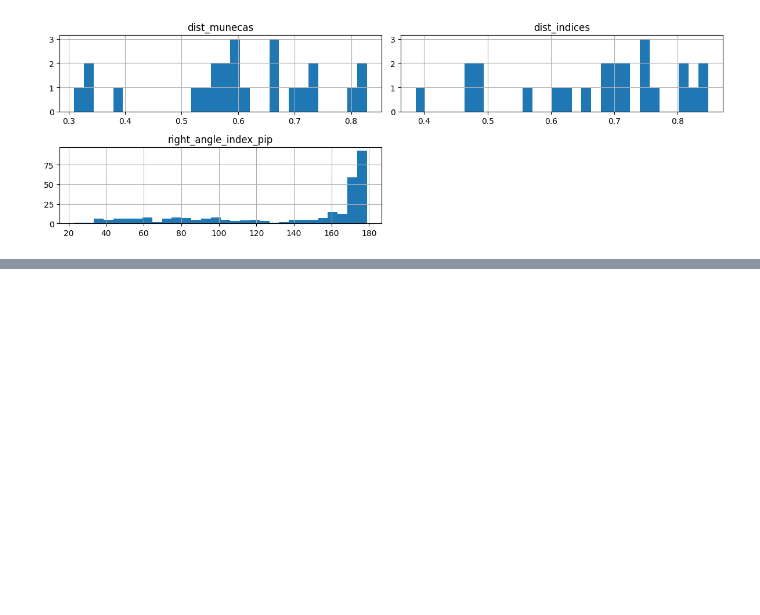
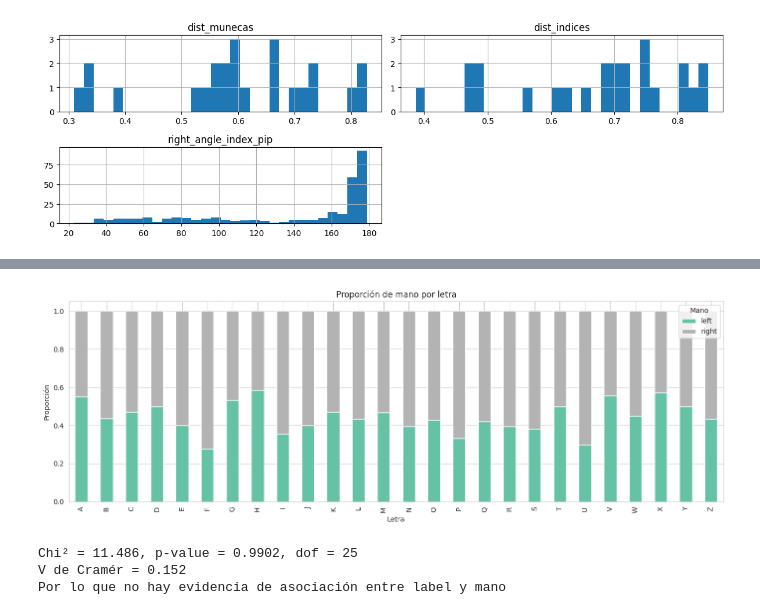
Before and after one commit to a00377571/lsm-reconocimiento-mediapipe, a Jupyter notebook: notebooks/Avance1.47.ipynb, the cells around one changed output, grey strips where cells are left out. Cells and saved outputs as stored; diff of their text form; code cells hidden in the pictures; blank space fills up the shorter version.

```diff
--- a/notebooks/Avance1.47.ipynb
+++ b/notebooks/Avance1.47.ipynb
@@ -514,0 +747,28 @@ Features con |skew| > 1: 70
+# %%
+# Proporcion normalizada
+ct_norm = ct.div(ct.sum(axis=1), axis=0)
+ct_norm.plot(kind="bar", stacked=True, figsize=(14, 5), colormap="Set2")
+plt.title("Proporción de mano por letra")
+plt.xlabel("Letra")
+plt.ylabel("Proporción")
+plt.legend(title="Mano", loc="upper right")
+plt.tight_layout()
+plt.show()
+# %% [output]
+[figure, added]
+# %%
+# Test chi^2 + V de Cramer
+chi2, p, dof, expected = chi2_contingency(ct)
+n = ct.sum().sum()
+cramers_v = np.sqrt(chi2 / (n * (min(ct.shape) - 1)))
+
+print(f"Chi² = {chi2:.3f}, p-value = {p:.4f}, dof = {dof}")
+print(f"V de Cramér = {cramers_v:.3f}")
+if p < 0.05:
+    print("Por lo que hay asociación significativa entre label y mano")
+else:
+    print("Por lo que no hay evidencia de asociación entre label y mano")
+# %% [output]
+Chi² = 11.486, p-value = 0.9902, dof = 25
+V de Cramér = 0.152
+Por lo que no hay evidencia de asociación entre label y mano
```
Also changed, not shown: parts of 31 cells of this notebook.
